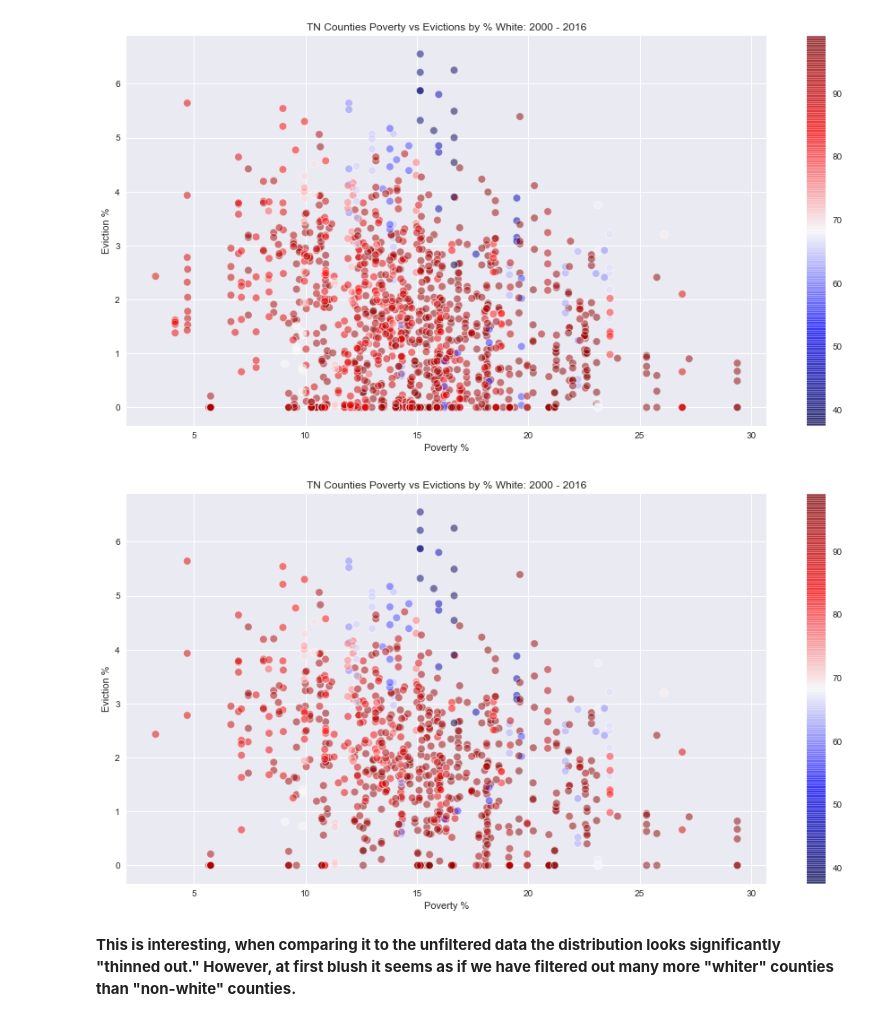
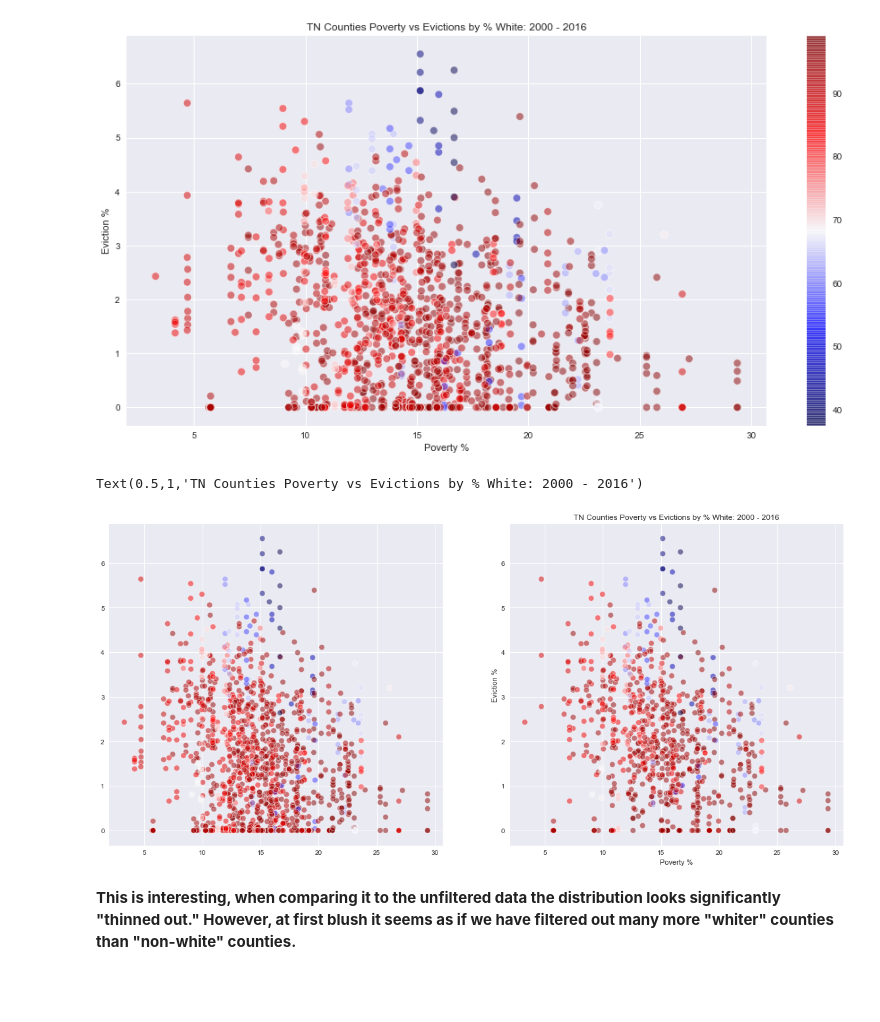
Before and after one commit to paulo-g-martinez/eviction-lab-tn-nss-capstone, a Jupyter notebook: regression-analysis-with-corrected-flags.ipynb, the cells around one changed output. Cells and saved outputs as stored; diff of their text form; code cells hidden in the pictures; blank space fills up the shorter version.

```diff
--- a/regression-analysis-with-corrected-flags.ipynb
+++ b/regression-analysis-with-corrected-flags.ipynb
@@ -346,17 +386,24 @@ cbar = plt.colorbar()
 # %% [output]
 [figure]
 # %%
-plt.figure(figsize=(16,8))
-plt.scatter(x = 'poverty-rate', y = 'eviction-rate',
+f, (ax1, ax2) = plt.subplots(1, 2, sharey = False, figsize = (20, 9))
+
+ax1.scatter(x = 'poverty-rate', y = 'eviction-rate', data = counties_evicts_df,
+            edgecolors= 'white', linewidths=1, s = 75,
+            alpha = .5, c = 'pct-white', cmap = 'seismic')
+
+ax2.scatter(x = 'poverty-rate', y = 'eviction-rate',
             data = counties_evicts_df[counties_evicts_df['low-flag'] == 0],
             edgecolors= 'white', linewidths=1, s = 75,
             alpha = .5, c = 'pct-white', cmap = 'seismic')
-plt.title('TN Counties Poverty vs Evictions by % White: 2000 - 2016')
+
 plt.xlabel('Poverty %')
 plt.ylabel('Eviction %')
-cbar = plt.colorbar()
+plt.title('TN Counties Poverty vs Evictions by % White: 2000 - 2016')
+#cbar = f.colorbar(mappable = c, ax=ax1)
 # %% [output]
+Text(0.5,1,'TN Counties Poverty vs Evictions by % White: 2000 - 2016')
-[figure, old version]
+[figure, new version]
 # %% [markdown]
 **This is interesting, when comparing it to the unfiltered data the distribution looks significantly "thinned out." However, at first blush it seems as if we have filtered out many more "whiter" counties than "non-white" counties.**
 # %%
```
Also changed, not shown: parts of 26 cells of this notebook.
